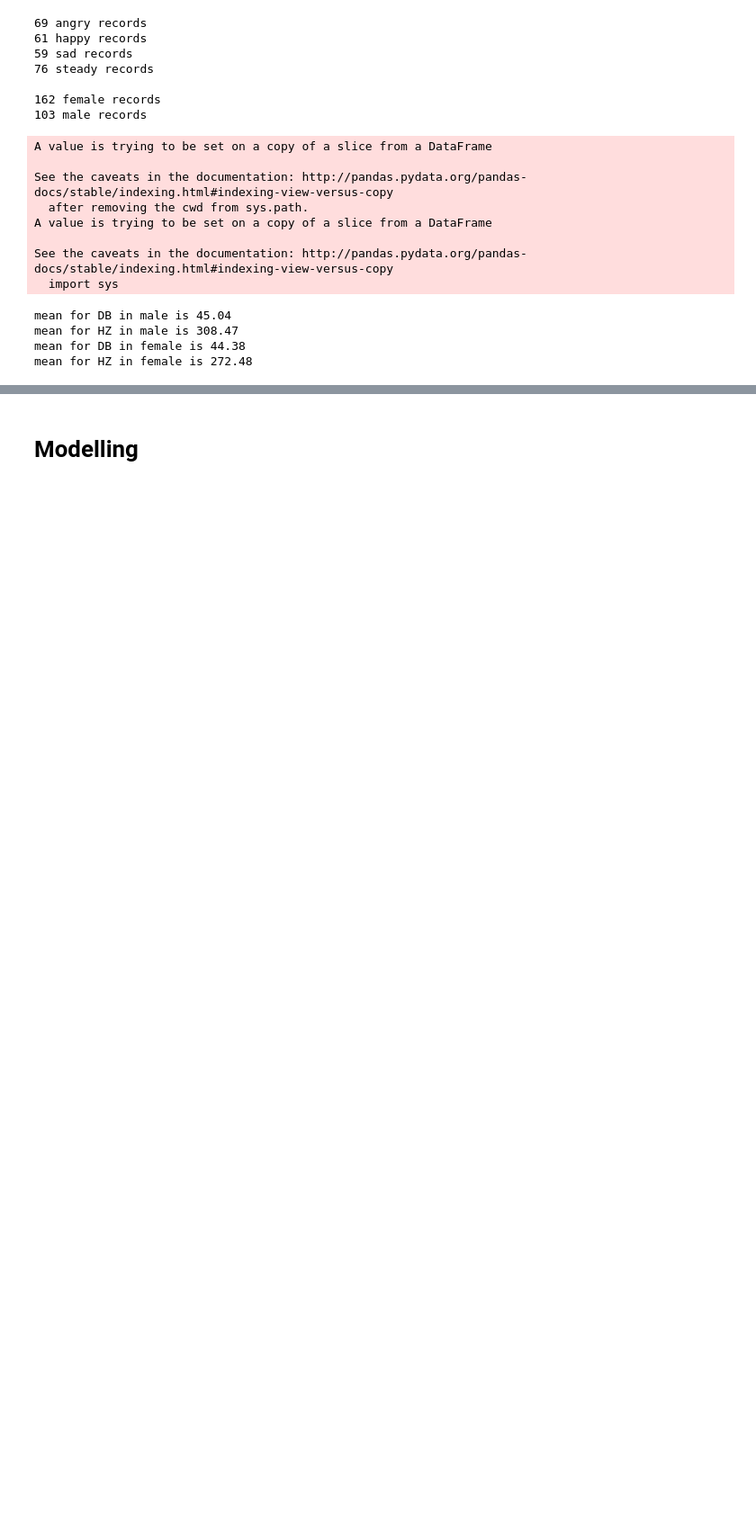
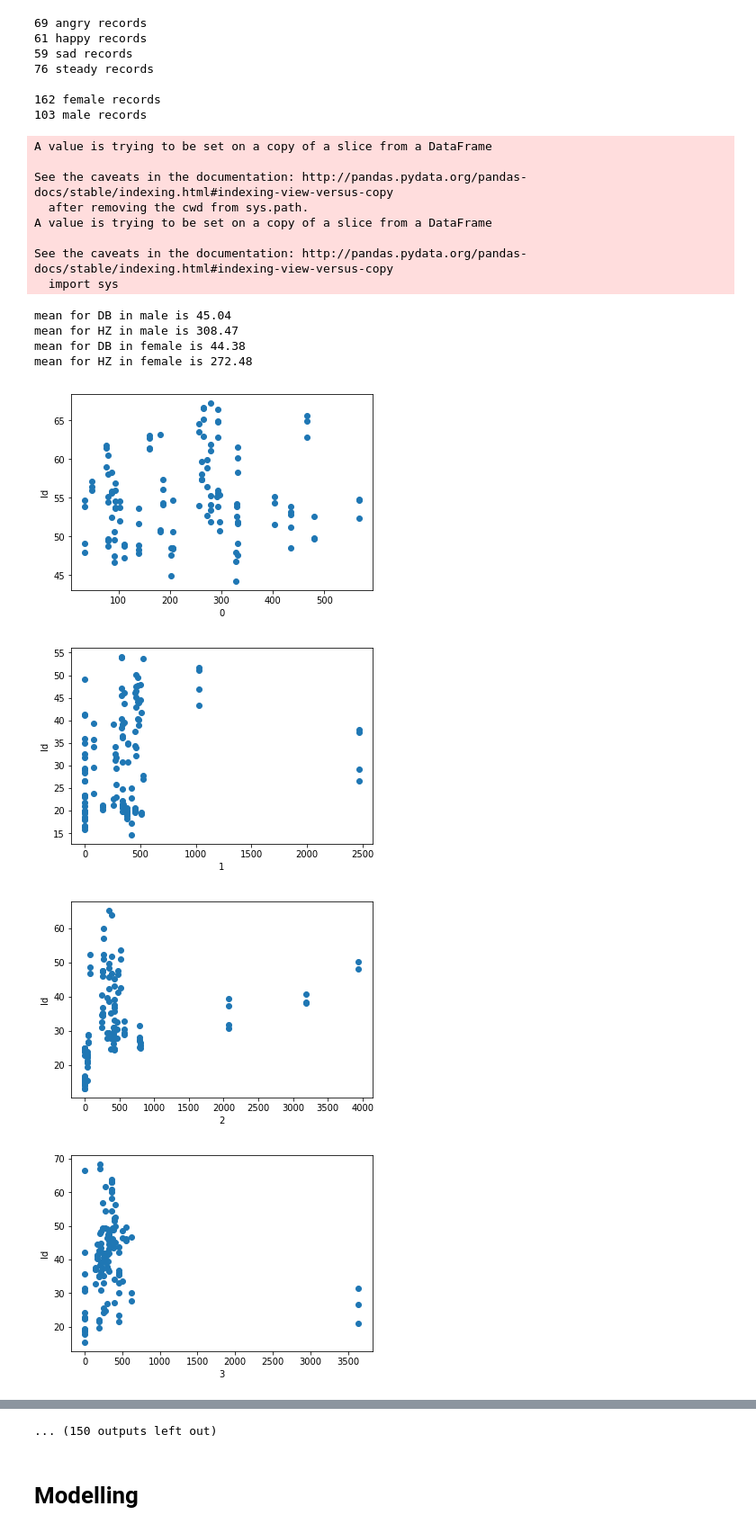
Before and after one commit to giulianosoced/StatLearnVoices, a Jupyter notebook: code.ipynb, the cells around one changed output, grey strips where cells are left out. Shown at 90% size. Cells and saved outputs as stored; diff of their text form; code cells hidden in the pictures; blank space fills up the shorter version.

```diff
--- a/code.ipynb
+++ b/code.ipynb
@@ -188,3 +185,14 @@ mean for DB in male is 45.04
 mean for HZ in male is 308.47
 mean for DB in female is 44.38
 mean for HZ in female is 272.48
+# %%
+for i in range(len(female)):
+    plt.scatter(x=female["Hz"][i], y = female["Db"][i])
+    plt.ylabel('Id')
+    plt.xlabel(i)
+    plt.show()
+# %% [output]
+[figure, added]
+[figure, added]
+[figure, added]
+[figure, added]
@@ -190,0 +207 @@ mean for HZ in female is 272.48
+... (150 outputs left out)
```
Also changed, not shown: parts of 29 cells of this notebook.
